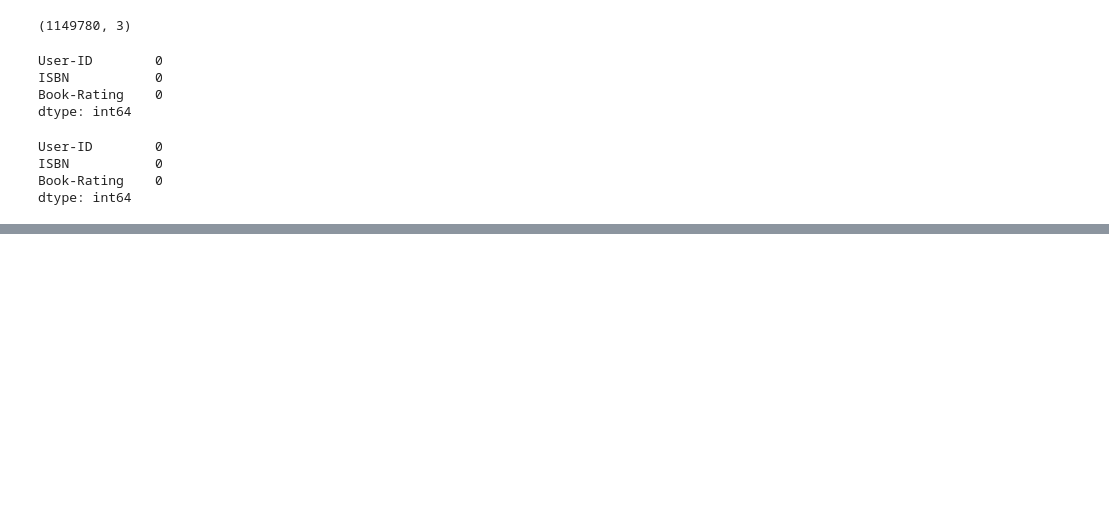
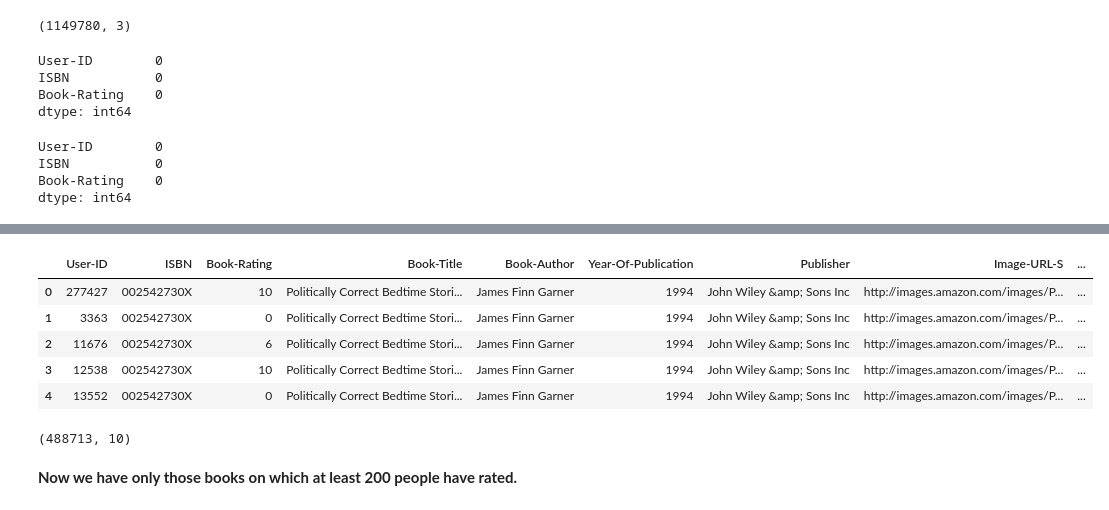
Before and after one commit to SwenFereira/-Book-Recommendation-System, a Jupyter notebook: Final_Copy_of_Swen_Fereira_Book_Recommendation_System.ipynb, the cells around one changed output, grey strips where cells are left out. Cells and saved outputs as stored; diff of their text form; code cells hidden in the pictures; blank space fills up the shorter version.

```diff
--- a/Final_Copy_of_Swen_Fereira_Book_Recommendation_System.ipynb
+++ b/Final_Copy_of_Swen_Fereira_Book_Recommendation_System.ipynb
@@ -262,0 +288,5 @@ dtype: int64
+# %%
+users_200 = ratings['User-ID'].value_counts()>=200
+# %%
+# here we have 899 users, user_id who rate atleast on 200 books
+users_id_200=users_200[users_200].index
@@ -262,0 +297,3 @@ dtype: int64
+# %%
+# New ratings data frame only those people who give ratings atleats on 200 books
+ratings_df=ratings[ratings['User-ID'].isin(users_id_200)]
@@ -262,0 +311,18 @@ dtype: int64
+# %%
+# creating new data frame of ratings with books
+ratings_with_books = ratings_df.merge(books, on ="ISBN")
+# %%
+ratings_with_books.head()
+# %% [output]
+|  | User-ID | ISBN | Book-Rating | Book-Title | Book-Author | Year-Of-Publication | Publisher | Image-URL-S | ... |
+| 0 | 277427 | 002542730X | 10 | Politically Correct Bedtime Stori... | James Finn Garner | 1994 | John Wiley &amp; Sons Inc | http://images.amazon.com/images/P... | ... |
+| 1 | 3363 | 002542730X | 0 | Politically Correct Bedtime Stori... | James Finn Garner | 1994 | John Wiley &amp; Sons Inc | http://images.amazon.com/images/P... | ... |
+| 2 | 11676 | 002542730X | 6 | Politically Correct Bedtime Stori... | James Finn Garner | 1994 | John Wiley &amp; Sons Inc | http://images.amazon.com/images/P... | ... |
+| 3 | 12538 | 002542730X | 10 | Politically Correct Bedtime Stori... | James Finn Garner | 1994 | John Wiley &amp; Sons Inc | http://images.amazon.com/images/P... | ... |
+| 4 | 13552 | 002542730X | 0 | Politically Correct Bedtime Stori... | James Finn Garner | 1994 | John Wiley &amp; Sons Inc | http://images.amazon.com/images/P... | ... |
+# %%
+ratings_with_books.shape
+# %% [output]
+(488713, 10)
+# %% [markdown]
+**Now we have only those books on which at least 200 people have rated.**
```
Also changed, not shown: parts of 19 cells of this notebook.
